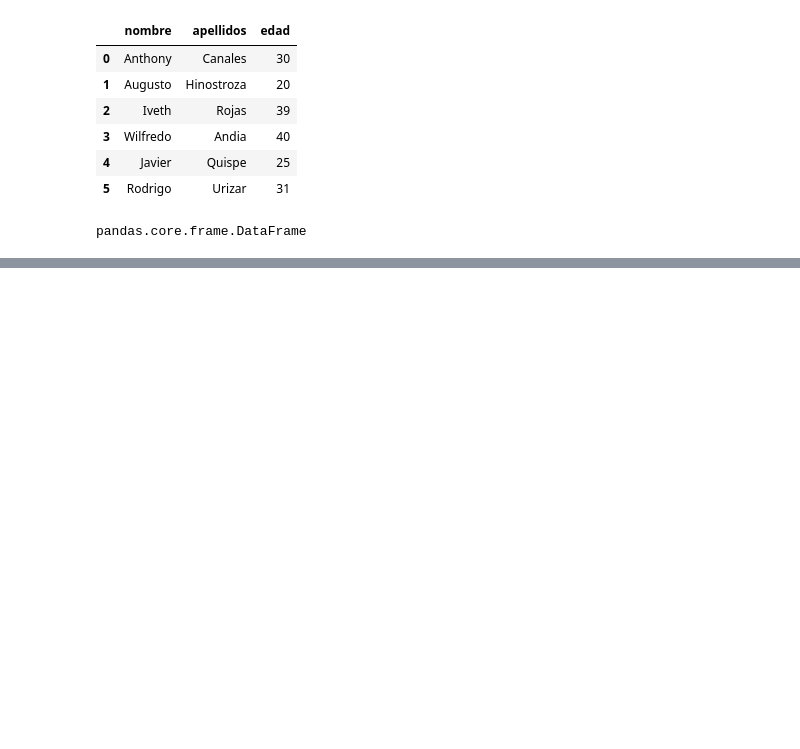
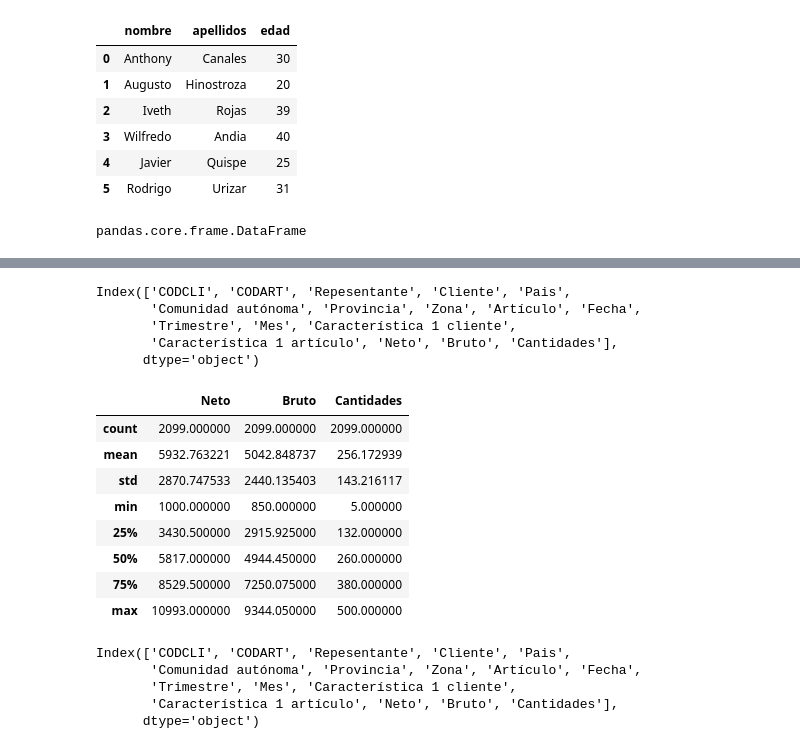
Before and after one commit to Xavier-ML/BIOESTADISTICA-XAVIER-ML, a Jupyter notebook: Dia_5_CIBERTEC.ipynb, the cells around one changed output, grey strips where cells are left out. Drawn from its saved outputs; the diff is of its cells as text; code cells hidden in the pictures; blank space fills up the shorter version.

```diff
--- a/Dia_5_CIBERTEC.ipynb
+++ b/Dia_5_CIBERTEC.ipynb
@@ -31,0 +152,2 @@ tabla_csv = pd.read_csv()
+# %%
+m =m.astype({"CODCLI":"object","CODART":"object","Bruto":"float64","Mes":"object","Trimestre":"object"})
@@ -31,0 +175,28 @@ tabla_csv = pd.read_csv()
+# %%
+m.columns
+# %% [output]
+Index(['CODCLI', 'CODART', 'Repesentante', 'Cliente', 'Pais',
+       'Comunidad autónoma', 'Provincia', 'Zona', 'Artículo', 'Fecha',
+       'Trimestre', 'Mes', 'Característica 1 cliente',
+       'Característica 1 artículo', 'Neto', 'Bruto', 'Cantidades'],
+      dtype='object')
+# %%
+m.describe()
+# %% [output]
+|  | Neto | Bruto | Cantidades |
+| count | 2099.000000 | 2099.000000 | 2099.000000 |
+| mean | 5932.763221 | 5042.848737 | 256.172939 |
+| std | 2870.747533 | 2440.135403 | 143.216117 |
+| min | 1000.000000 | 850.000000 | 5.000000 |
+| 25% | 3430.500000 | 2915.925000 | 132.000000 |
+| 50% | 5817.000000 | 4944.450000 | 260.000000 |
+| 75% | 8529.500000 | 7250.075000 | 380.000000 |
+| max | 10993.000000 | 9344.050000 | 500.000000 |
+# %%
+m.columns
+# %% [output]
+Index(['CODCLI', 'CODART', 'Repesentante', 'Cliente', 'Pais',
+       'Comunidad autónoma', 'Provincia', 'Zona', 'Artículo', 'Fecha',
+       'Trimestre', 'Mes', 'Característica 1 cliente',
+       'Característica 1 artículo', 'Neto', 'Bruto', 'Cantidades'],
+      dtype='object')
```
Also changed, not shown: parts of 36 cells of this notebook.
